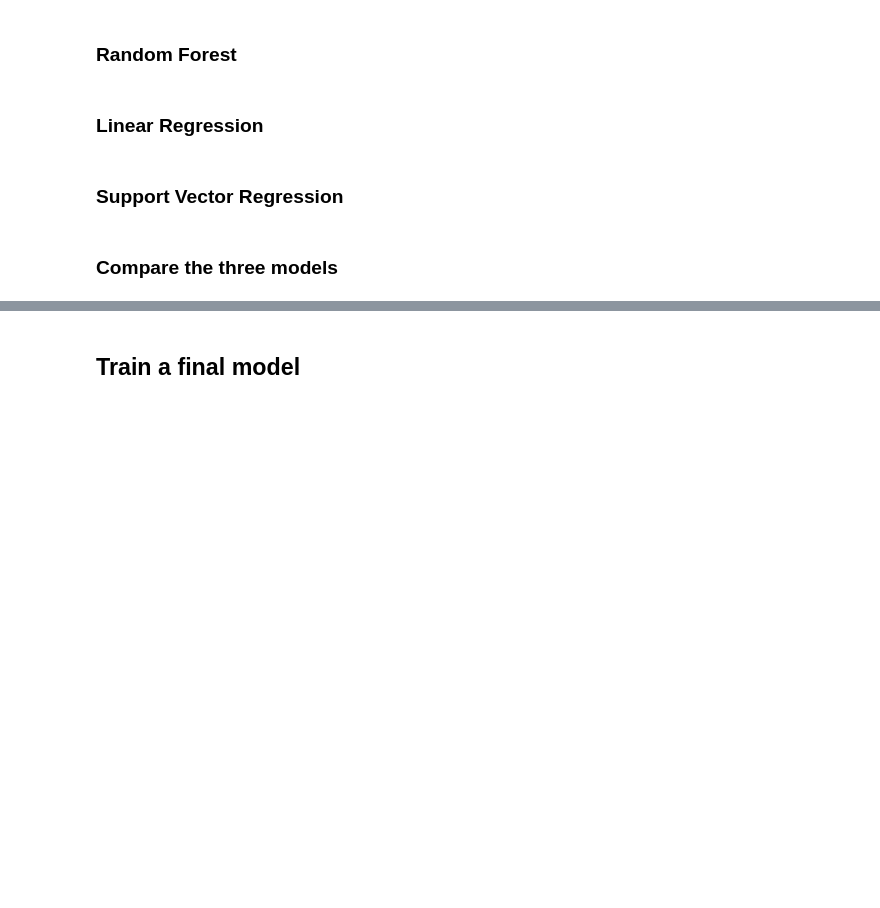
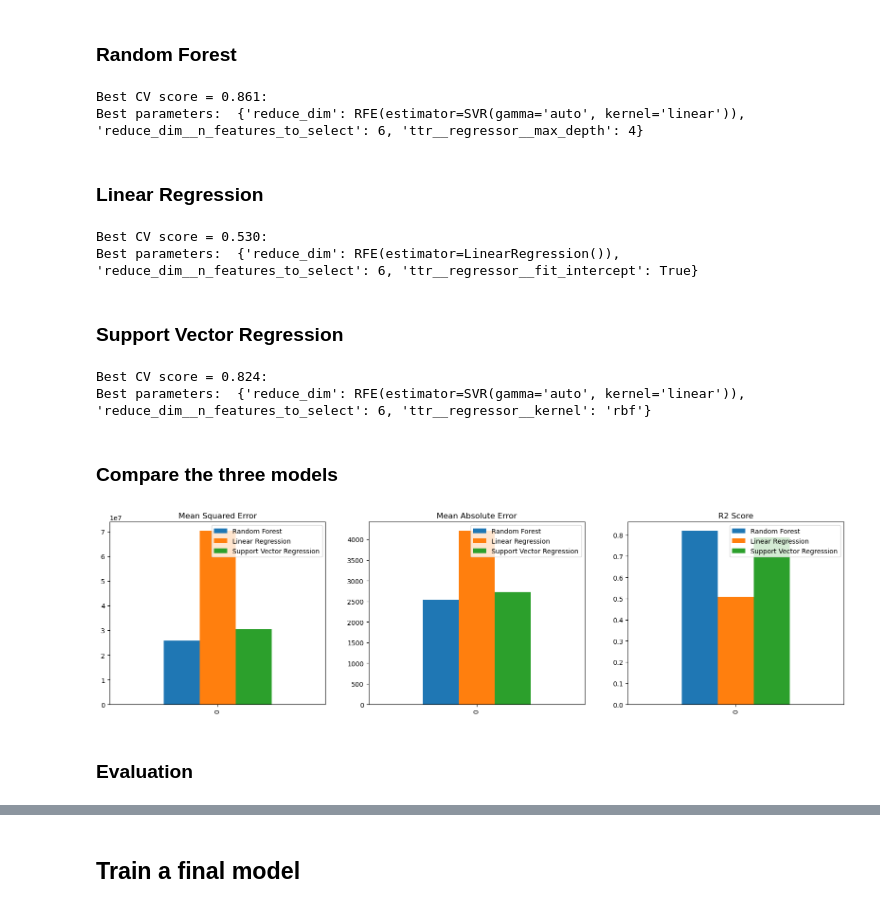
Before and after one commit to M-Byte480/Data-Mining-Assignments, a Jupyter notebook: lab5/Lab5.ipynb, the cells around one changed output, grey strips where cells are left out. Drawn from its saved outputs; the diff is of its cells as text; code cells hidden in the pictures; blank space fills up the shorter version.

```diff
--- a/lab5/Lab5.ipynb
+++ b/lab5/Lab5.ipynb
@@ -196,19 +208,13 @@ plt.show()
 y = df['insurance_cost']
 X = df.drop('insurance_cost', axis=1)
 # %%
-# TODO: figure this out
 preprocess_pipeline = ColumnTransformer(
-    transformers = [
-        ("no_outliers", StandardScaler(), ['Height', 'Width']),
-        ("categorical", OneHotEncoder(drop='first', sparse_output=False), ['Species'])
+    transformers=[
+        ("no_outliers", StandardScaler(), ['age', 'children']),
+        ("categorical", OneHotEncoder(drop='first', sparse_output=False), ['smoker', 'region', 'gender'])
     ],
-    remainder=RobustScaler() # i.e. ['Length1', 'Length2', 'Length3']
+    remainder=RobustScaler()  # bmi
 ).set_output(transform="pandas")
-
-# The output of preprocess_pipeline is set to "pandas",
-# so we can view the output of the pipeline as a dataframe with
-# the names of the columns. We do this just as a test in the next few cells.
-# Otherwise, the output would be a numpy array.
 # %%
 X_transformed = preprocess_pipeline.fit_transform(X);
 # %%
@@ -234,5 +254,5 @@ pipe = Pipeline(steps=[('preprocess', preprocess_pipeline),
 # %%
-N_FEATURES_OPTIONS = [2, 6, 11]
+N_FEATURES_OPTIONS = [2, 6, 8]
 MAX_DEPTH_OPTIONS = [2, 4, 6, 8]
 
 param_grid = [
@@ -242,7 +262,7 @@ param_grid = [
         'ttr__regressor__max_depth': MAX_DEPTH_OPTIONS
     },
     {
-        'reduce_dim': [RFE(svm.SVR(kernel='linear', gamma='auto')),RFE(LinearRegression())],
+        'reduce_dim': [RFE(svm.SVR(kernel='linear', gamma='auto')), RFE(LinearRegression())],
         'reduce_dim__n_features_to_select': N_FEATURES_OPTIONS,
         'ttr__regressor__max_depth': MAX_DEPTH_OPTIONS
     }
@@ -257,6 +277,9 @@ print("Best parameters: ", search.best_params_)
 # store the best params and best model for later use
 RF_best_params = search.best_params_
 RF_best_model = search.best_estimator_
+# %% [output]
+Best CV score = 0.861:
+Best parameters:  {'reduce_dim': RFE(estimator=SVR(gamma='auto', kernel='linear')), 'reduce_dim__n_features_to_select': 6, 'ttr__regressor__max_depth': 4}
 # %% [markdown]
 ### Linear Regression
 # %%
@@ -272,5 +295,5 @@ pipe = Pipeline(steps=[('preprocess', preprocess_pipeline),
 # %%
-N_FEATURES_OPTIONS = [2, 6, 11]
+N_FEATURES_OPTIONS = [2, 6, 8]
 FIT_INTERCEPT_OPTIONS = [False, True]
 
 param_grid = [
@@ -280,7 +303,7 @@ param_grid = [
         'ttr__regressor__fit_intercept': FIT_INTERCEPT_OPTIONS
     },
     {
-        'reduce_dim': [RFE(svm.SVR(kernel='linear', gamma='auto')),RFE(LinearRegression())],
+        'reduce_dim': [RFE(svm.SVR(kernel='linear', gamma='auto')), RFE(LinearRegression())],
         'reduce_dim__n_features_to_select': N_FEATURES_OPTIONS,
         'ttr__regressor__fit_intercept': FIT_INTERCEPT_OPTIONS
     }
@@ -291,9 +314,11 @@ search.fit(X_train, y_train)
 print("Best CV score = %0.3f:" % search.best_score_)
 print("Best parameters: ", search.best_params_)
 
-# store the best params and best model for later use
 LR_best_params = search.best_params_
 LR_best_model = search.best_estimator_
+# %% [output]
+Best CV score = 0.530:
+Best parameters:  {'reduce_dim': RFE(estimator=LinearRegression()), 'reduce_dim__n_features_to_select': 6, 'ttr__regressor__fit_intercept': True}
 # %% [markdown]
 ### Support Vector Regression
 # %%
@@ -312,5 +337,5 @@ pipe = Pipeline(steps=[('preprocess', preprocess_pipeline),
 # %%
-N_FEATURES_OPTIONS = [2, 6, 11]
+N_FEATURES_OPTIONS = [2, 6, 8]
 KERNEL_OPTIONS = ['linear', 'poly', 'rbf', 'sigmoid']
 
 param_grid = [
@@ -320,7 +345,7 @@ param_grid = [
         'ttr__regressor__kernel': KERNEL_OPTIONS
     },
     {
-        'reduce_dim': [RFE(svm.SVR(kernel='linear', gamma='auto')),RFE(LinearRegression())],
+        'reduce_dim': [RFE(svm.SVR(kernel='linear', gamma='auto')), RFE(LinearRegression())],
         'reduce_dim__n_features_to_select': N_FEATURES_OPTIONS,
         'ttr__regressor__kernel': KERNEL_OPTIONS
     }
@@ -331,9 +356,11 @@ search.fit(X_train, y_train)
 print("Best CV score = %0.3f:" % search.best_score_)
 print("Best parameters: ", search.best_params_)
 
-# store the best params and best model for later use
 SVR_best_params = search.best_params_
 SVR_best_model = search.best_estimator_
+# %% [output]
+Best CV score = 0.824:
+Best parameters:  {'reduce_dim': RFE(estimator=SVR(gamma='auto', kernel='linear')), 'reduce_dim__n_features_to_select': 6, 'ttr__regressor__kernel': 'rbf'}
 # %% [markdown]
 ### Compare the three models
 # %%
@@ -355,14 +377,20 @@ RF_mse, RF_mae, RF_r2 = evaluate_model(X_test, y_test, RF_best_model)
 LR_mse, LR_mae, LR_r2 = evaluate_model(X_test, y_test, LR_best_model)
 SVR_mse, SVR_mae, SVR_r2 = evaluate_model(X_test, y_test, SVR_best_model)
 # %%
-df_mse = pd.DataFrame({'Random Forest': [RF_mse], 'Linear Regression': [LR_mse], 'Support Vector Regression': [SVR_mse]})
-df_mae = pd.DataFrame({'Random Forest': [RF_mae], 'Linear Regression': [LR_mae], 'Support Vector Regression': [SVR_mae]})
+df_mse = pd.DataFrame(
+    {'Random Forest': [RF_mse], 'Linear Regression': [LR_mse], 'Support Vector Regression': [SVR_mse]})
+df_mae = pd.DataFrame(
+    {'Random Forest': [RF_mae], 'Linear Regression': [LR_mae], 'Support Vector Regression': [SVR_mae]})
 df_r2 = pd.DataFrame({'Random Forest': [RF_r2], 'Linear Regression': [LR_r2], 'Support Vector Regression': [SVR_r2]})
 
 fig, ax = plt.subplots(1, 3, figsize=(20, 5))
 
 df_mse.plot(kind='bar', ax=ax[0], title='Mean Squared Error')
 df_mae.plot(kind='bar', ax=ax[1], title='Mean Absolute Error')
 df_r2.plot(kind='bar', ax=ax[2], title='R2 Score')
 
 plt.show()
+# %% [output]
+[figure, added]
+# %% [markdown]
+### Evaluation
```
Also changed, not shown: parts of 40 cells of this notebook, 2 other files.
